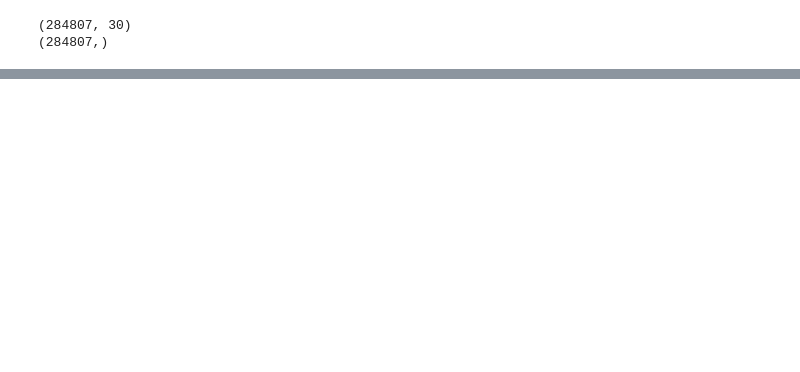
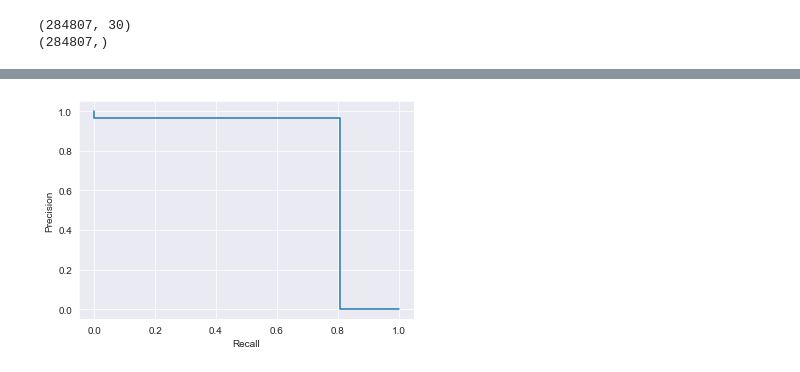
Before and after one commit to ricardocarva/Credit-Card-Fraud-Detection, a Jupyter notebook: Final_Project_Update_1.ipynb, the cells around one changed output, grey strips where cells are left out. Saved outputs shown, nothing was run; the diff lists cells and outputs as text; code cells hidden in the pictures; blank space fills up the shorter version.

```diff
--- a/Final_Project_Update_1.ipynb
+++ b/Final_Project_Update_1.ipynb
@@ -192,0 +155,10 @@ results = {
+# %%
+# base line xgb
+# train xgb model
+xgb = XGBClassifier(n_estimators=10, max_delta_step=1, eval_metric='aucpr', random_state=42)
+
+# train the data
+xgb.fit(x_train, y_train)
+
+# get predictions
+y_pred_xgb = xgb.predict(x_test)
@@ -226,0 +242,7 @@ plt.show()
+# %%
+precision, recall, _ = precision_recall_curve(y_test, y_pred_xgb)
+disp = PrecisionRecallDisplay(precision=precision, recall=recall)
+disp.plot()
+plt.show()
+# %% [output]
+[figure, added]
```
Also changed, not shown: parts of 18 cells of this notebook.
